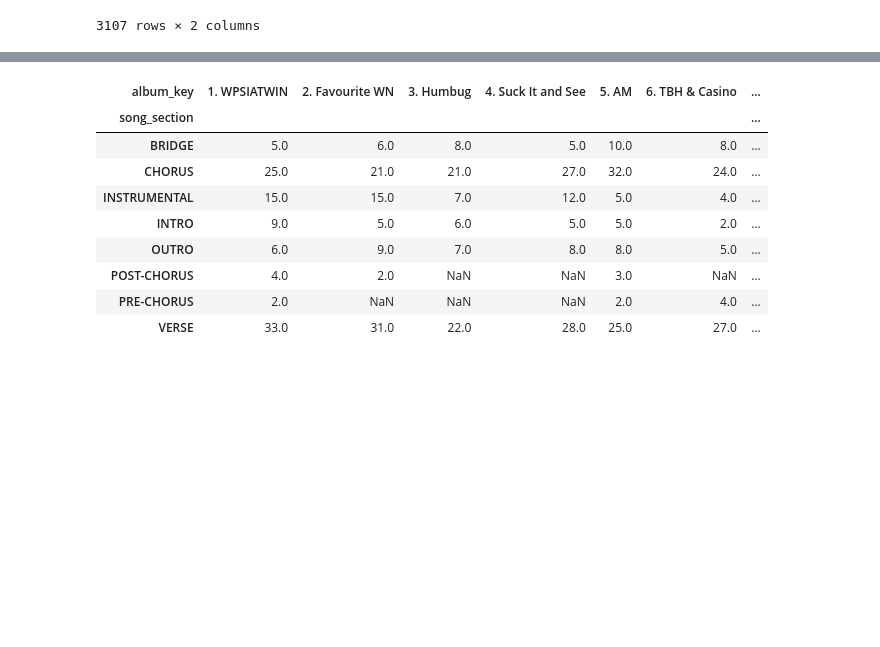
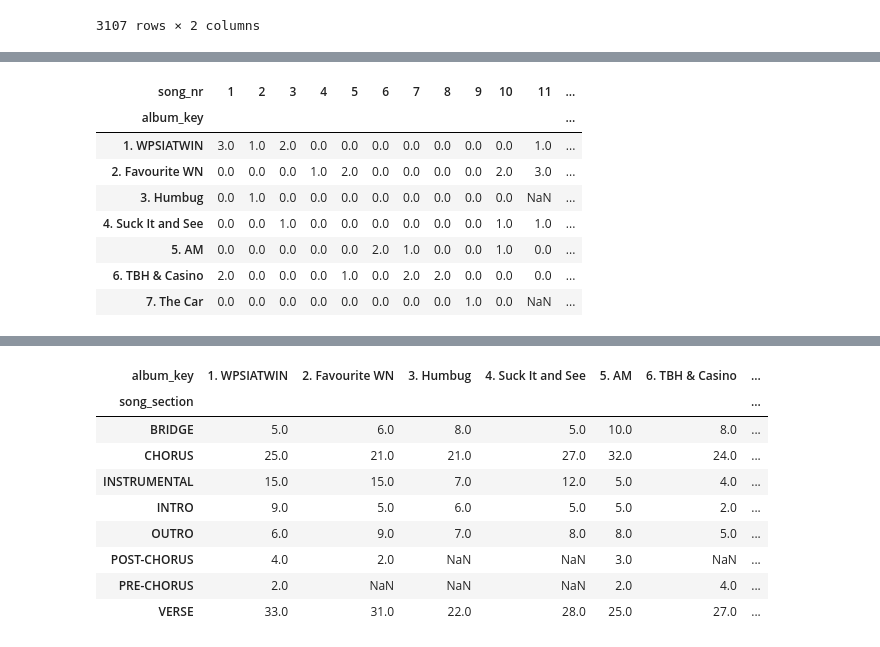
Before and after one commit to DataWanderers/lyrical-arctic-monkeys, a Jupyter notebook: notebooks/02. Analyzing Arctic Monkeys tunes.ipynb, the cells around one changed output, grey strips where cells are left out. Cells and saved outputs as stored; diff of their text form; code cells hidden in the pictures; blank space fills up the shorter version.

Commit message:
some more analysis & datawrapper tables

```diff
--- a/notebooks/02. Analyzing Arctic Monkeys tunes.ipynb
+++ b/notebooks/02. Analyzing Arctic Monkeys tunes.ipynb
@@ -129,6 +131,8 @@ data.head()
 | 4 | Whatever People Say I Am, That’s ... | 1. WPSIATWIN | 1 | The View from the Afternoon | POST-CHORUS | And you can pour your heart out b... | 135 | ... |
 # %%
 cv, dtm = get_dtm(data["song_section_lyrics"])
+# %%
+dtm_ = pd.concat([data[["album_key", "song_title", "song_nr", "song_section"]], dtm], axis=1)
 # %%
 # cv.vocabulary_
 # %%
@@ -290,0 +295,4 @@ all_nouns[all_nouns["n"] > 5]
+# %%
+count_of_words = dtm_.groupby(["album_key", "song_nr", "song_title"]).sum()
+# %%
+key_terms = ["love", "girl", "kiss", "baby", "dance", "heart"]
@@ -290,0 +335,14 @@ all_nouns[all_nouns["n"] > 5]
+# %%
+piv_count_of_words = pd.pivot_table(count_of_words[key_terms], columns="song_nr", index="album_key")
+# %%
+piv_count_of_words["love"]
+# %% [output]
+| song_nr | 1 | 2 | 3 | 4 | 5 | 6 | 7 | 8 | 9 | 10 | 11 | ... |
+| album_key |  |  |  |  |  |  |  |  |  |  |  | ... |
+| 1. WPSIATWIN | 3.0 | 1.0 | 2.0 | 0.0 | 0.0 | 0.0 | 0.0 | 0.0 | 0.0 | 0.0 | 1.0 | ... |
+| 2. Favourite WN | 0.0 | 0.0 | 0.0 | 1.0 | 2.0 | 0.0 | 0.0 | 0.0 | 0.0 | 2.0 | 3.0 | ... |
+| 3. Humbug | 0.0 | 1.0 | 0.0 | 0.0 | 0.0 | 0.0 | 0.0 | 0.0 | 0.0 | 0.0 | NaN | ... |
+| 4. Suck It and See | 0.0 | 0.0 | 1.0 | 0.0 | 0.0 | 0.0 | 0.0 | 0.0 | 0.0 | 1.0 | 1.0 | ... |
+| 5. AM | 0.0 | 0.0 | 0.0 | 0.0 | 0.0 | 2.0 | 1.0 | 0.0 | 0.0 | 1.0 | 0.0 | ... |
+| 6. TBH & Casino | 2.0 | 0.0 | 0.0 | 0.0 | 1.0 | 0.0 | 2.0 | 2.0 | 0.0 | 0.0 | 0.0 | ... |
+| 7. The Car | 0.0 | 0.0 | 0.0 | 0.0 | 0.0 | 0.0 | 0.0 | 0.0 | 1.0 | 0.0 | NaN | ... |
```
Also changed, not shown: parts of 34 cells of this notebook.
